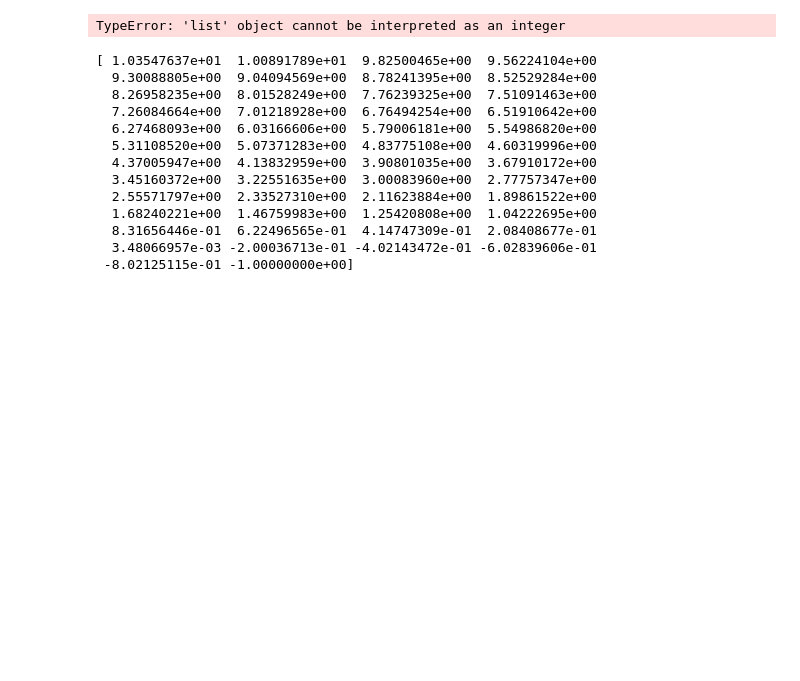
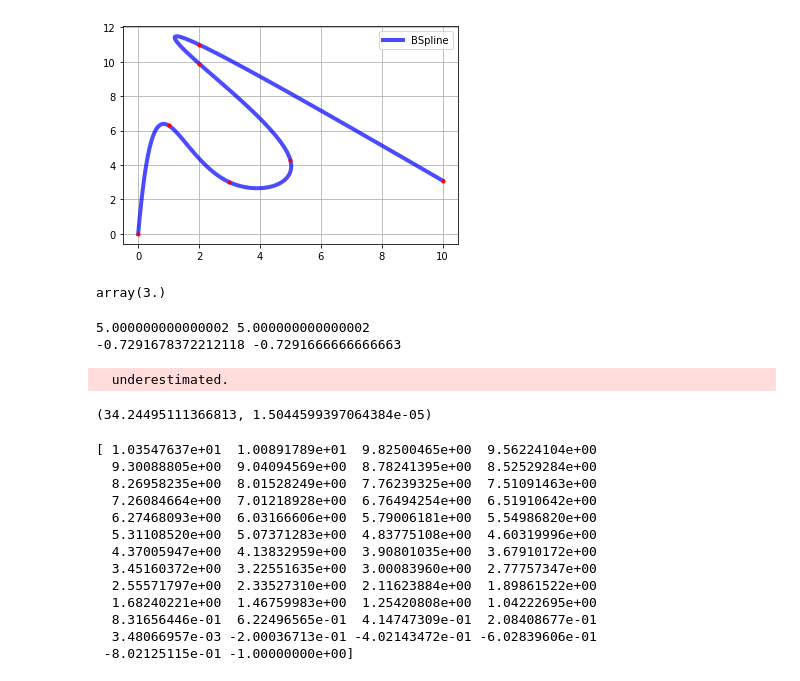
Before and after one commit to LYHGabe/Harmonic_Regularization, a Jupyter notebook: .ipynb, the cells around one changed output. Drawn from its saved outputs; the diff is of its cells as text; code cells hidden in the pictures; blank space fills up the shorter version.

```diff
--- a/.ipynb
+++ b/.ipynb
@@ -1,36 +1,78 @@
 # %%
 import numpy as np
 import scipy
 import matplotlib.pyplot as plt
 from scipy.interpolate import BSpline
+import scipy.interpolate as interpolate
+from scipy import integrate
+from scipy.misc import derivative
+from pynverse import inversefunc
 def B(x, k, i, t):
     if k == 0:
         return 1.0 if t[i] <= x < t[i+1] else 0.0
     if t[i+k] == t[i]:
         c1 = 0.0
     else:
         c1 = (x - t[i])/(t[i+k] - t[i]) * B(x, k-1, i, t)
     if t[i+k+1] == t[i+1]:
         c2 = 0.0
     else:
         c2 = (t[i+k+1] - x)/(t[i+k+1] - t[i+1]) * B(x, k-1, i+1, t)
     return c1 + c2
 def bspline(x, t, c, k):
     n = len(t) - k - 1
     assert (n >= k+1) and (len(c) >= n)
     return sum(c[i] * B(x, k, i, t) for i in range(n))
-k = 2
-t = [0, 1, 2, 3, 4, 5, 6]
-c = [-1, 2, 0, -1]
-spl = BSpline(t, c, k)
-spl(2.5)
-pline(2.5, t, c, k)
+
+k = 3
+t = [0, 1, 2, 3, 4, 5, 6,7,8]
+c = [-1, 2, 0, -1,3,4]
+
+tt = np.array([ 0. ,  1,  2,  3,  4 , 5, 6])
+x = np.array([ 0. ,  1,  3,  5,  2 ,2,  10])
+y = np.array([ 0. ,  6.3,  3. ,  4.3,  9.9 ,11,  3.1])
+ttt = np.linspace(0,6,100)
+#x = np.linspace(-2 * np.pi, 2 * np.pi, 25)
+#def f(x):
+#    return np.sin(x) + 0.5 * x
+#y = f(x)
+tck1 = interpolate.splrep(tt, x, s=0, k=3)
+tck2 = interpolate.splrep(tt, y, s=0, k=3)
+t1, c1, k1 = interpolate.splrep(tt, x, s=0, k=3)
+t2, c2, k2 = interpolate.splrep(tt, y, s=0, k=3)
+
+spl1 = BSpline(t1, c1, k1)
+spl2 = BSpline(t2, c2, k2)
+#spl(2.5)
+#bspline(2.5, t, c, k)
 fig, ax = plt.subplots()
-xx = np.linspace(1.5, 4.5, 50)
-ax.plot(xx, [bspline(x, t, c ,k) for x in xx], 'r-', lw=3, label='naive')
-ax.plot(xx, spl(xx), 'b-', lw=4, alpha=0.7, label='BSpline')
+xx = np.linspace(-7, 7, 50)
+#ax.plot(xx, [bspline(x, t, c ,k) for x in xx], 'r-', lw=3, label='naive')
+#ax.plot(spl1(ttt), spl2(ttt), 'b-', lw=4, alpha=0.7, label='BSpline')
+ax.plot( interpolate.splev(ttt,tck1),  interpolate.splev(ttt,tck2), 'b-', lw=4, alpha=0.7, label='BSpline')
+ax.plot(x,y,'.r')
 ax.grid(True)
 ax.legend(loc='best')
 plt.show()
 # %% [output]
-TypeError: 'list' object cannot be interpreted as an integer
+[figure, added]
+# %%
+tck
+splll = interpolate.splev(ttt,tck)
+#print(splll)
+#spl1(ttt)
+inversefunc(spl1, y_values=3)
+spl1(2)
+# %% [output]
+array(3.)
+# %%
+a = 3
+b = interpolate.splev(a,tck)
+c = spl1(a)
+d= derivative(spl1,a,dx=1e-10)
+e = interpolate.splev(a,tck,der=1)
+print(b,c)
+print(d,e)
+# %% [output]
+5.000000000000002 5.000000000000002
+-0.7291678372212118 -0.7291666666666663
@@ -37,3 +83,13 @@ TypeError: 'list' object cannot be interpreted as an integer
+# %%
+f = lambda x: spl1(x)
+derivative(f,3,dx=1e-10)
+def df(tt):
+    return np.sqrt(derivative(spl2,tt,dx=1e-10)**2+derivative(spl1,tt,dx=1e-10)**2)
+df(3)
+integrate.quad(df,0,6)
+# %% [output]
+  underestimated.
+(34.24495111366813, 1.5044599397064384e-05)
 # %%
 import numpy as np
 from scipy import interpolate
```
Also changed, not shown: parts of 2 cells of this notebook, 21 other files.
